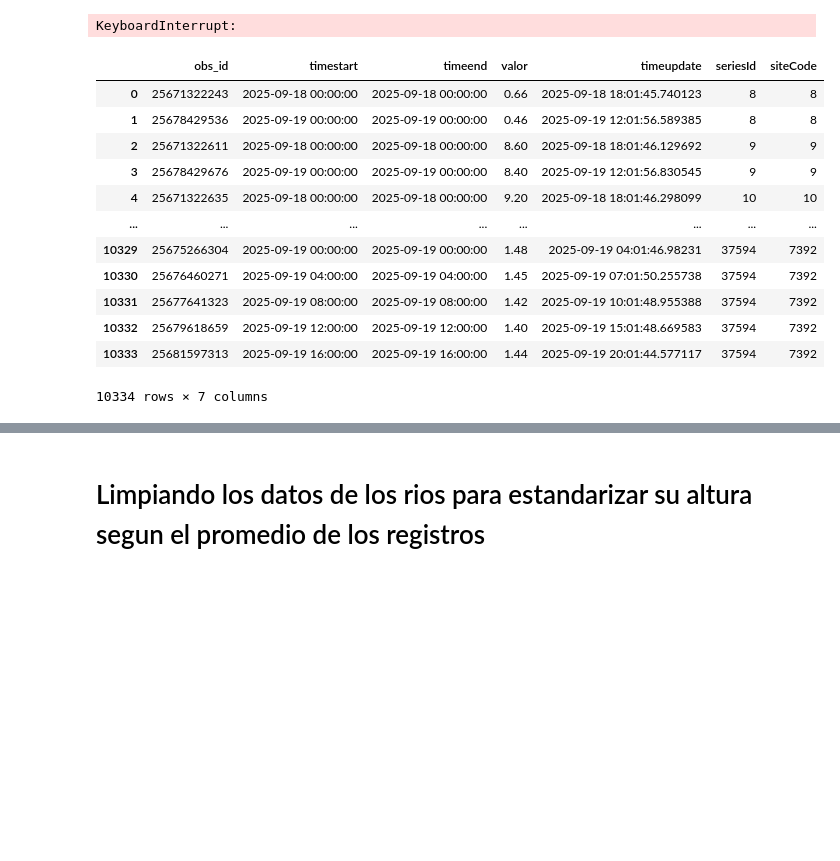
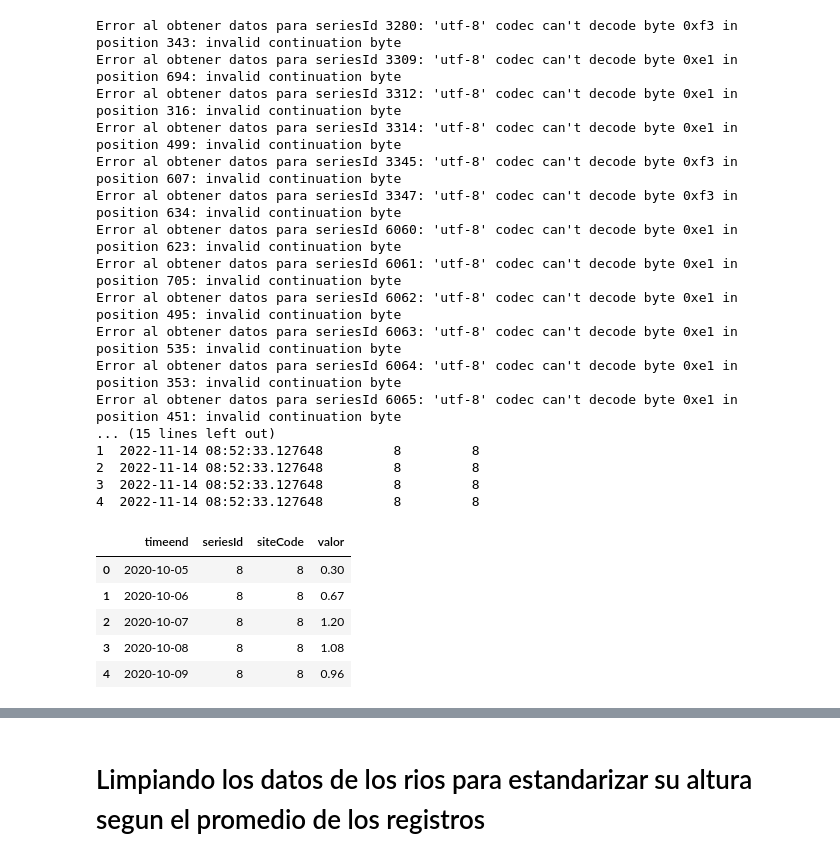
Before and after one commit to NicoBatti/sirena_batti_pruebas, a Jupyter notebook: crear_csv.ipynb, the cells around one changed output, grey strips where cells are left out. Cells and saved outputs as stored; diff of their text form; code cells hidden in the pictures; blank space fills up the shorter version.

```diff
--- a/crear_csv.ipynb
+++ b/crear_csv.ipynb
@@ -7,7 +7,7 @@ def obtener_datos(series_id, site_code):
     """
     Realiza una petición a la API y devuelve un DataFrame.
     """
-    url = f"https://alerta.ina.gob.ar/pub/datos/datos&timeStart=2025-09-18&timeEnd=2025-09-20&seriesId={series_id}&siteCode={site_code}&varId=2&format=csv"
+    url = f"https://alerta.ina.gob.ar/pub/datos/datos&timeStart=2020-10-5&timeEnd=2025-10-5&seriesId={series_id}&siteCode={site_code}&varId=2&format=csv"
 
     try:
         # Lee el CSV directamente desde la URL.
@@ -47,23 +47,32 @@ print(df_final.head())
 # Opcional: Guarda el DataFrame final en un solo archivo CSV
 df_final.to_csv("datos_finales.csv", index=False)
 # %% [output]
-KeyboardInterrupt:
+Error al obtener datos para seriesId 3280: 'utf-8' codec can't decode byte 0xf3 in position 343: invalid continuation byte
+Error al obtener datos para seriesId 3309: 'utf-8' codec can't decode byte 0xe1 in position 694: invalid continuation byte
+Error al obtener datos para seriesId 3312: 'utf-8' codec can't decode byte 0xe1 in position 316: invalid continuation byte
+Error al obtener datos para seriesId 3314: 'utf-8' codec can't decode byte 0xe1 in position 499: invalid continuation byte
+Error al obtener datos para seriesId 3345: 'utf-8' codec can't decode byte 0xf3 in position 607: invalid continuation byte
+Error al obtener datos para seriesId 3347: 'utf-8' codec can't decode byte 0xf3 in position 634: invalid continuation byte
+Error al obtener datos para seriesId 6060: 'utf-8' codec can't decode byte 0xe1 in position 623: invalid continuation byte
+Error al obtener datos para seriesId 6061: 'utf-8' codec can't decode byte 0xe1 in position 705: invalid continuation byte
+Error al obtener datos para seriesId 6062: 'utf-8' codec can't decode byte 0xe1 in position 495: invalid continuation byte
+Error al obtener datos para seriesId 6063: 'utf-8' codec can't decode byte 0xe1 in position 535: invalid continuation byte
+Error al obtener datos para seriesId 6064: 'utf-8' codec can't decode byte 0xe1 in position 353: invalid continuation byte
+Error al obtener datos para seriesId 6065: 'utf-8' codec can't decode byte 0xe1 in position 451: invalid continuation byte
+... (15 lines left out)
+1  2022-11-14 08:52:33.127648         8         8
+2  2022-11-14 08:52:33.127648         8         8
+3  2022-11-14 08:52:33.127648         8         8
+4  2022-11-14 08:52:33.127648         8         8
 # %%
 df_nuevito = pd.read_csv("datos_finales.csv")
-df_nuevito
+df_nuevito.head()
 # %% [output]
-|  | obs_id | timestart | timeend | valor | timeupdate | seriesId | siteCode |
-| 0 | 25671322243 | 2025-09-18 00:00:00 | 2025-09-18 00:00:00 | 0.66 | 2025-09-18 18:01:45.740123 | 8 | 8 |
-| 1 | 25678429536 | 2025-09-19 00:00:00 | 2025-09-19 00:00:00 | 0.46 | 2025-09-19 12:01:56.589385 | 8 | 8 |
-| 2 | 25671322611 | 2025-09-18 00:00:00 | 2025-09-18 00:00:00 | 8.60 | 2025-09-18 18:01:46.129692 | 9 | 9 |
-| 3 | 25678429676 | 2025-09-19 00:00:00 | 2025-09-19 00:00:00 | 8.40 | 2025-09-19 12:01:56.830545 | 9 | 9 |
-| 4 | 25671322635 | 2025-09-18 00:00:00 | 2025-09-18 00:00:00 | 9.20 | 2025-09-18 18:01:46.298099 | 10 | 10 |
-| ... | ... | ... | ... | ... | ... | ... | ... |
-| 10329 | 25675266304 | 2025-09-19 00:00:00 | 2025-09-19 00:00:00 | 1.48 | 2025-09-19 04:01:46.98231 | 37594 | 7392 |
-| 10330 | 25676460271 | 2025-09-19 04:00:00 | 2025-09-19 04:00:00 | 1.45 | 2025-09-19 07:01:50.255738 | 37594 | 7392 |
-| 10331 | 25677641323 | 2025-09-19 08:00:00 | 2025-09-19 08:00:00 | 1.42 | 2025-09-19 10:01:48.955388 | 37594 | 7392 |
-| 10332 | 25679618659 | 2025-09-19 12:00:00 | 2025-09-19 12:00:00 | 1.40 | 2025-09-19 15:01:48.669583 | 37594 | 7392 |
-| 10333 | 25681597313 | 2025-09-19 16:00:00 | 2025-09-19 16:00:00 | 1.44 | 2025-09-19 20:01:44.577117 | 37594 | 7392 |
+|  | timeend | seriesId | siteCode | valor |
+| 0 | 2020-10-05 | 8 | 8 | 0.30 |
+| 1 | 2020-10-06 | 8 | 8 | 0.67 |
+| 2 | 2020-10-07 | 8 | 8 | 1.20 |
+| 3 | 2020-10-08 | 8 | 8 | 1.08 |
+| 4 | 2020-10-09 | 8 | 8 | 0.96 |
-10334 rows × 7 columns
 # %%
 df = df_nuevito.drop(['timestart', 'timeupdate', 'obs_id'], axis=1)
```
Also changed, not shown: parts of 27 cells of this notebook, 8 other files.
